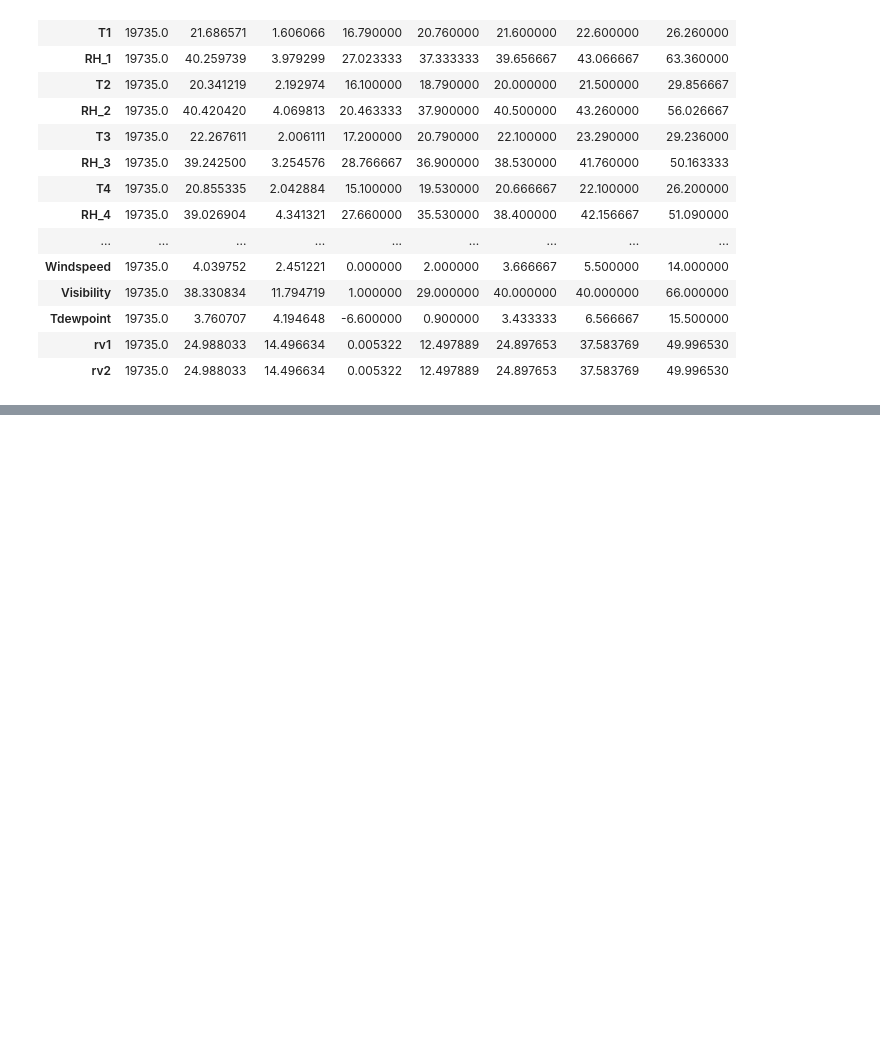
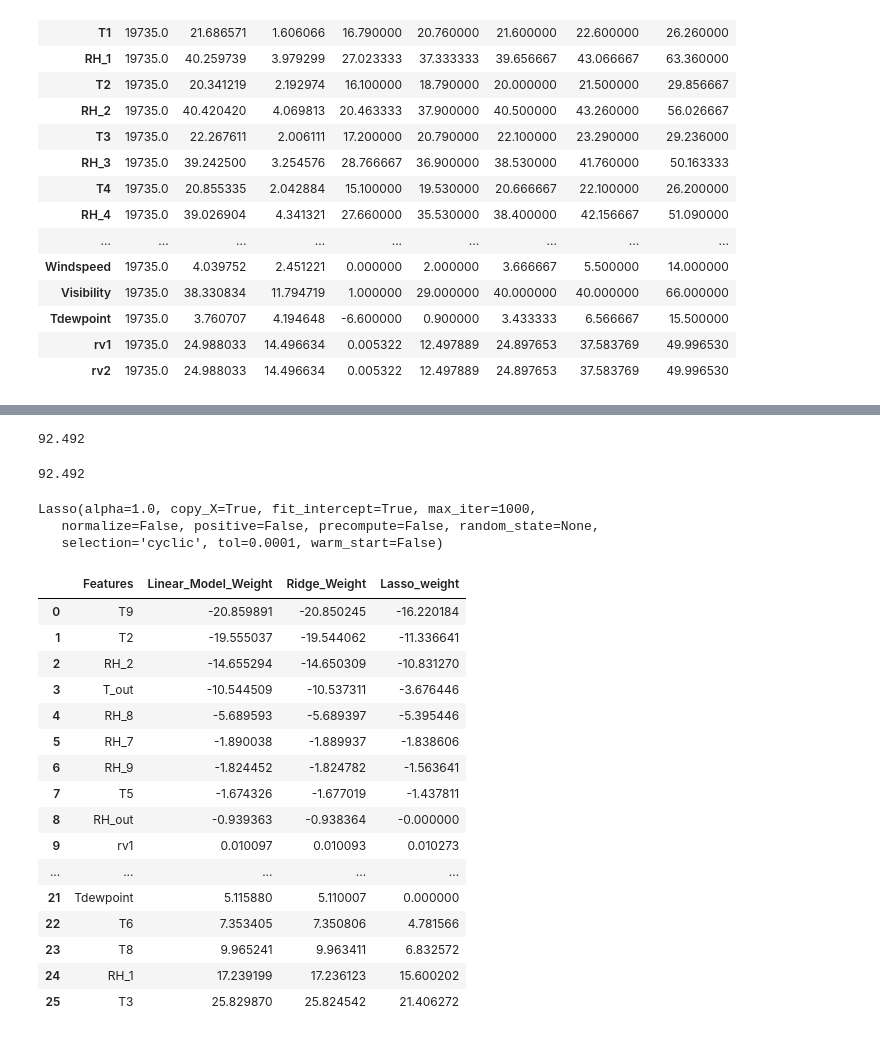
Before and after one commit to olusegunadelowo/Appliances-Energy-Prediction-Algorithm, a Jupyter notebook: Reg-Model.ipynb, the cells around one changed output, grey strips where cells are left out. Saved outputs shown, nothing was run; the diff lists cells and outputs as text; code cells hidden in the pictures; blank space fills up the shorter version.

```diff
--- a/Reg-Model.ipynb
+++ b/Reg-Model.ipynb
@@ -97,0 +161,5 @@ energy_data.describe().T
+# %%
+#Question18 #Modelling
+from sklearn.linear_model import LinearRegression
+linear_model   =   LinearRegression()
+linear_model.fit(X_train, y_train)
@@ -97,0 +195,68 @@ energy_data.describe().T
+# %%
+#Question 21
+#RMSE evaluationfor test set
+from sklearn.metrics import mean_squared_error
+rmse_test = np.sqrt(mean_squared_error(y_test,  y_pred_test)).round(3)
+rmse_test
+# %% [output]
+92.492
+# %%
+#Question 22
+#Train a ridge regression model with default parameters
+ridge_reg   =   Ridge(alpha= 1.0)
+ridge_reg.fit(X_train, y_train)
+
+#
+y_pred_test_2 = ridge_reg.predict(X_test)
+
+#RMSE evaluationfor test set
+from sklearn.metrics import mean_squared_error
+rmse_test = np.sqrt(mean_squared_error(y_test,  y_pred_test_2)).round(3)
+rmse_test
+# %% [output]
+92.492
+# %%
+#Question 23
+#Train a lasso regression model with default value
+lasso_reg = Lasso(alpha = 1.0)
+lasso_reg.fit(X_train, y_train)
+# %% [output]
+Lasso(alpha=1.0, copy_X=True, fit_intercept=True, max_iter=1000,
+   normalize=False, positive=False, precompute=False, random_state=None,
+   selection='cyclic', tol=0.0001, warm_start=False)
+# %%
+#Question 24
+#comparing   the   effects   of   regularisation
+def get_weights_energy_data(model, feat, col_name):
+    #this   function   returns   the   weight   of   every   feature
+    weights = pd.Series(model.coef_, feat.columns).sort_values()
+    weights_energy_data   =   pd.DataFrame(weights).reset_index()
+    weights_energy_data.columns   =   [ 'Features' , col_name]
+    weights_energy_data[col_name].round(3)
+    return  weights_energy_data
+
+linear_model_weights =  get_weights_energy_data(linear_model, X_train,  'Linear_Model_Weight')
+ridge_weights_energy_data = get_weights_energy_data(ridge_reg, X_train,   'Ridge_Weight')
+lasso_weights_energy_data = get_weights_energy_data(lasso_reg,   X_train, 'Lasso_weight')
+
+final_weights   =   pd.merge(linear_model_weights,   ridge_weights_energy_data,   on= 'Features' )
+final_weights   =   pd.merge(final_weights,   lasso_weights_energy_data,   on= 'Features' )
+final_weights
+# %% [output]
+|  | Features | Linear_Model_Weight | Ridge_Weight | Lasso_weight |
+| 0 | T9 | -20.859891 | -20.850245 | -16.220184 |
+| 1 | T2 | -19.555037 | -19.544062 | -11.336641 |
+| 2 | RH_2 | -14.655294 | -14.650309 | -10.831270 |
+| 3 | T_out | -10.544509 | -10.537311 | -3.676446 |
+| 4 | RH_8 | -5.689593 | -5.689397 | -5.395446 |
+| 5 | RH_7 | -1.890038 | -1.889937 | -1.838606 |
+| 6 | RH_9 | -1.824452 | -1.824782 | -1.563641 |
+| 7 | T5 | -1.674326 | -1.677019 | -1.437811 |
+| 8 | RH_out | -0.939363 | -0.938364 | -0.000000 |
+| 9 | rv1 | 0.010097 | 0.010093 | 0.010273 |
+| ... | ... | ... | ... | ... |
+| 21 | Tdewpoint | 5.115880 | 5.110007 | 0.000000 |
+| 22 | T6 | 7.353405 | 7.350806 | 4.781566 |
+| 23 | T8 | 9.965241 | 9.963411 | 6.832572 |
+| 24 | RH_1 | 17.239199 | 17.236123 | 15.600202 |
+| 25 | T3 | 25.829870 | 25.824542 | 21.406272 |
```
Also changed, not shown: parts of 13 cells of this notebook.
